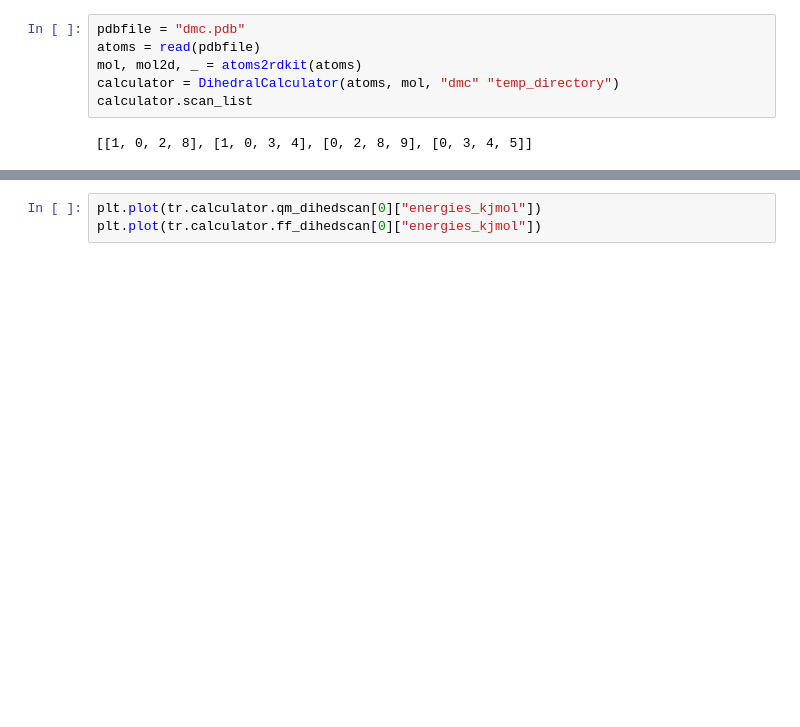
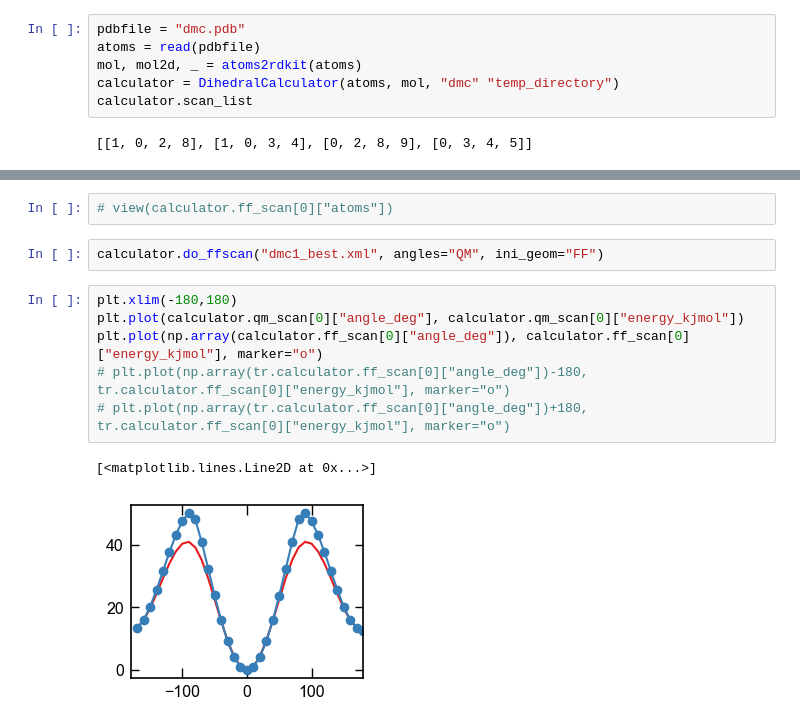
Before and after one commit to srak-uf/iMolCRAFT, a Jupyter notebook: examples/opt/dihedral/dmc/dmc_dihedral.ipynb, the cells around one changed output, grey strips where cells are left out. Cells and saved outputs as stored; diff of their text form; blank space fills up the shorter version.

```diff
--- a/examples/opt/dihedral/dmc/dmc_dihedral.ipynb
+++ b/examples/opt/dihedral/dmc/dmc_dihedral.ipynb
@@ -103,4 +148,14 @@ KeyboardInterrupt:
+# %%
+# view(calculator.ff_scan[0]["atoms"])
+# %%
+calculator.do_ffscan("dmc1_best.xml", angles="QM", ini_geom="FF")
 # %%
-plt.plot(tr.calculator.qm_dihedscan[0]["energies_kjmol"])
-plt.plot(tr.calculator.ff_dihedscan[0]["energies_kjmol"])
+plt.xlim(-180,180)
+plt.plot(calculator.qm_scan[0]["angle_deg"], calculator.qm_scan[0]["energy_kjmol"])
+plt.plot(np.array(calculator.ff_scan[0]["angle_deg"]), calculator.ff_scan[0]["energy_kjmol"], marker="o")
+# plt.plot(np.array(tr.calculator.ff_scan[0]["angle_deg"])-180, tr.calculator.ff_scan[0]["energy_kjmol"], marker="o")
+# plt.plot(np.array(tr.calculator.ff_scan[0]["angle_deg"])+180, tr.calculator.ff_scan[0]["energy_kjmol"], marker="o")
+# %% [output]
+[<matplotlib.lines.Line2D at 0x...>]
+[figure, added]
 # %%
```
Also changed, not shown: parts of 13 cells of this notebook, 3 other files.
